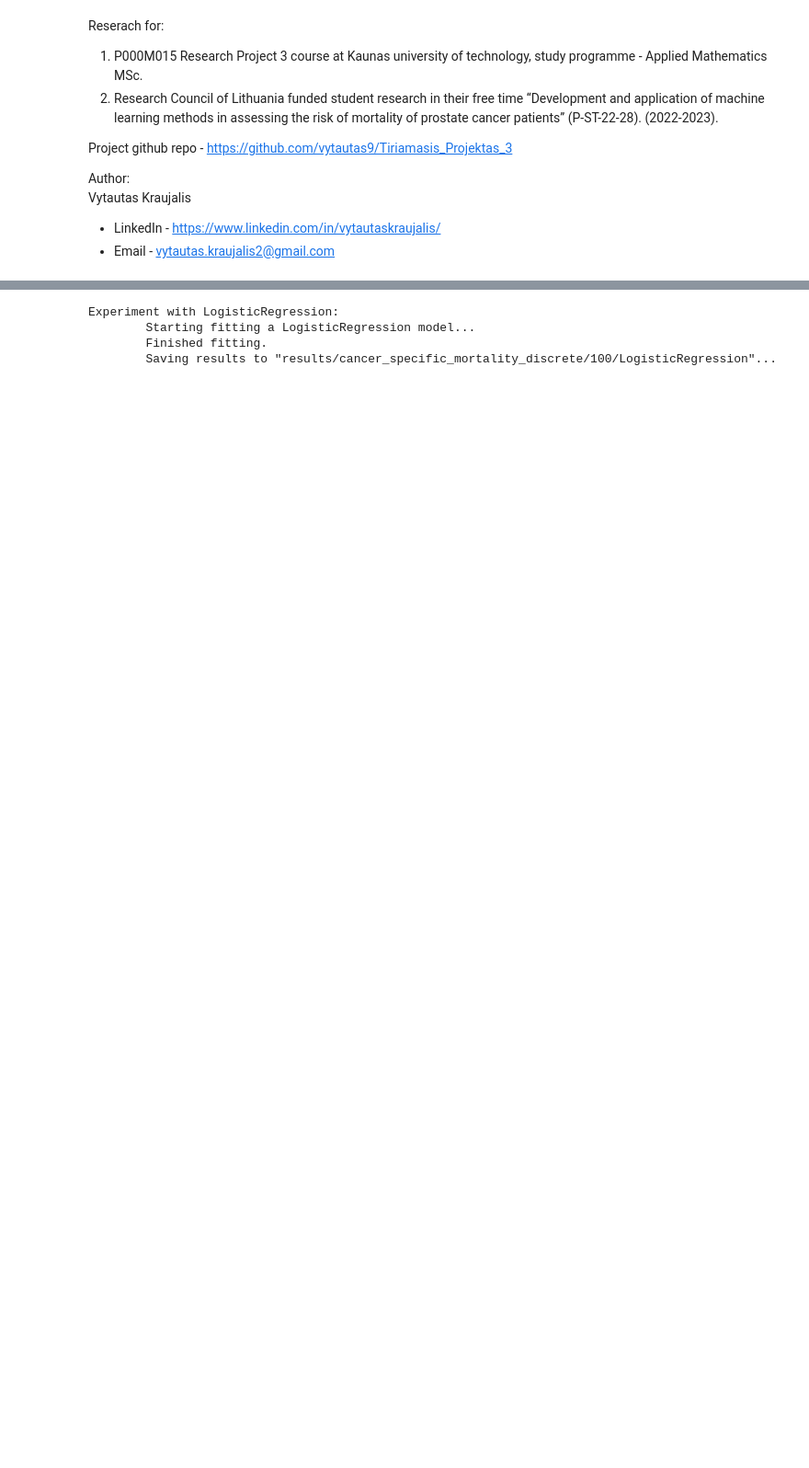
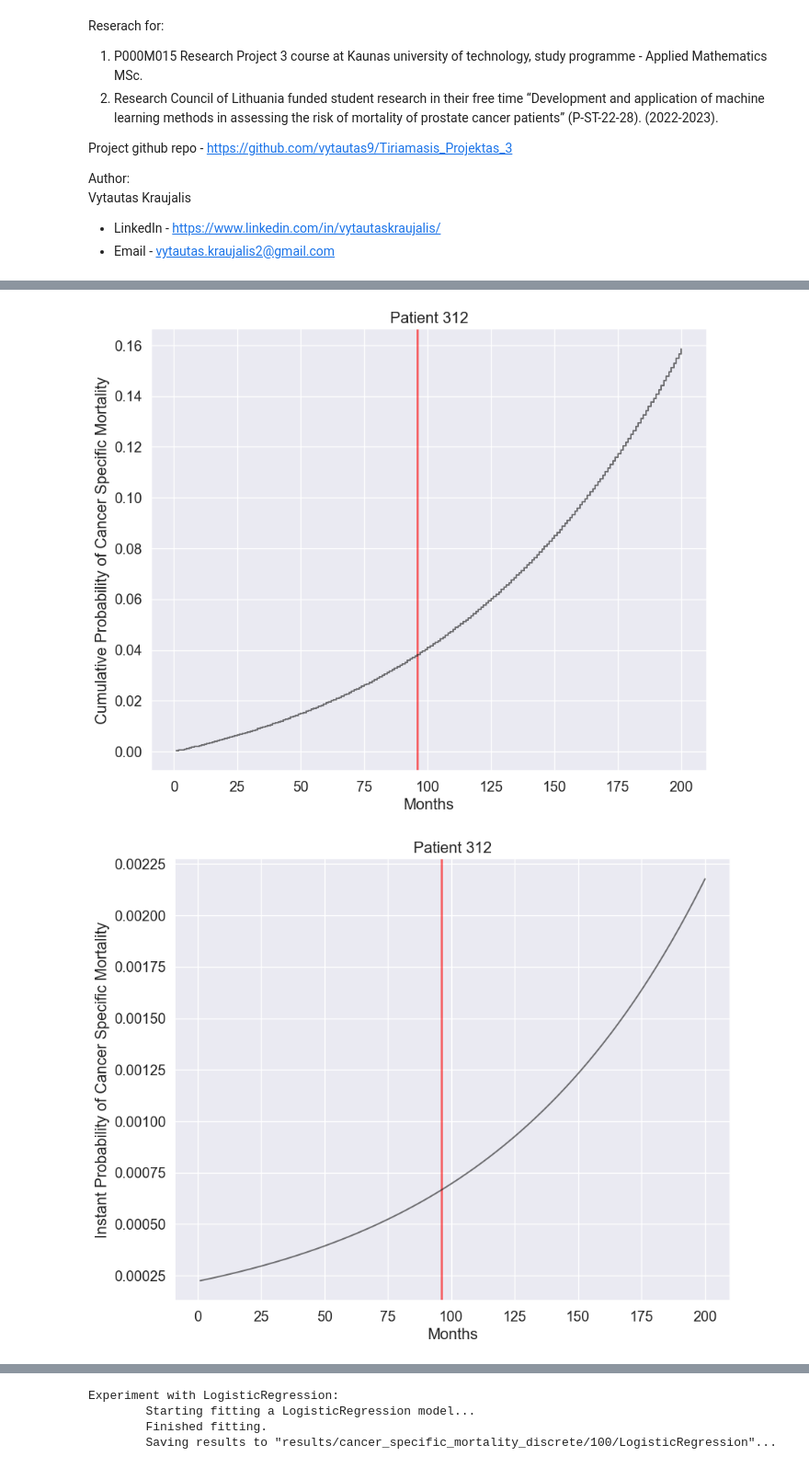
Before and after one commit to vytautas9/Tiriamasis_Projektas_3, a Jupyter notebook: ResearchProject3.ipynb, the cells around one changed output, grey strips where cells are left out. Shown at 92% size. Drawn from its saved outputs; the diff is of its cells as text; code cells hidden in the pictures; blank space fills up the shorter version.

Commit message:
still experimenting

```diff
--- a/ResearchProject3.ipynb
+++ b/ResearchProject3.ipynb
@@ -779,0 +1135,11 @@ NameError: name 'report_best_scores' is not defined
+# %%
+# Define the model
+model = LogisticRegression(solver='liblinear', random_state=0)
+
+# Run the experiment
+run_experiment(df_train=data_train, df_test=data_test, model=model,
+               max_time=200, target_column='cancer_specific_mortality')
+
+model, auc_stats = read_experiment('LogisticRegression', 'cancer_specific_mortality', 200)
+
+print(auc_stats)
@@ -779,0 +1164,9 @@ NameError: name 'report_best_scores' is not defined
+# %%
+data_train_predicted = add_predict_probabilities(data_train, model=model, max_time=200,
+                                                 target_column='cancer_specific_mortality')
+
+plot_single_patient(data_train_predicted, patient_id=312, target_column='cancer_specific_mortality',
+                    target_title='Cancer Specific Mortality', fix_axis=False)
+# %% [output]
+[figure, added]
+[figure, added]
```
Also changed, not shown: parts of 154 cells of this notebook.
